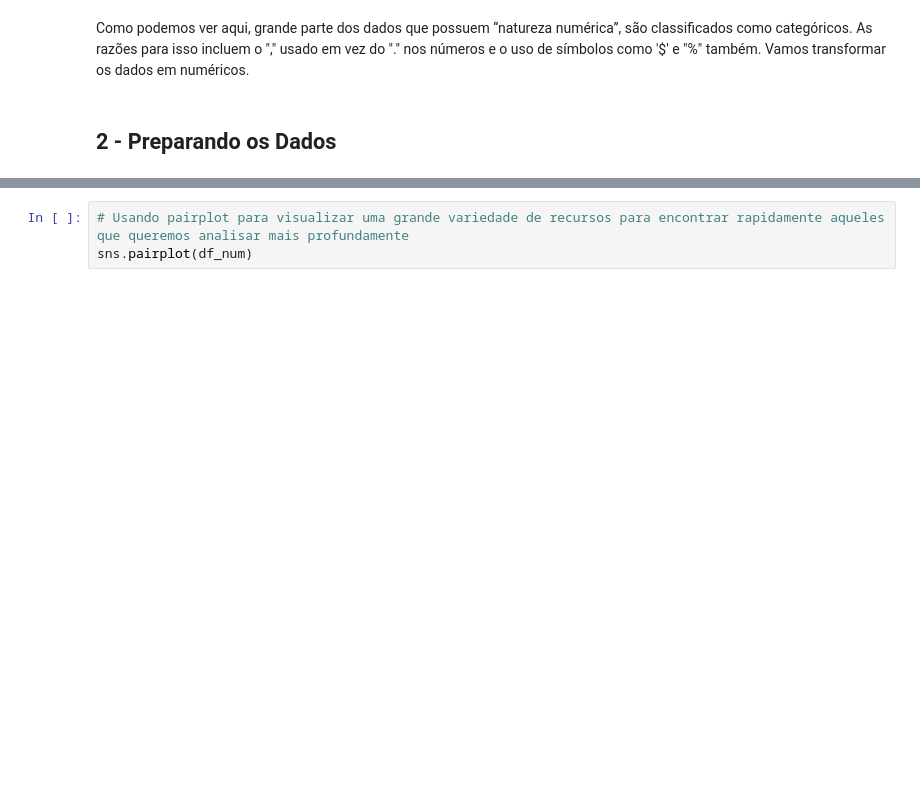
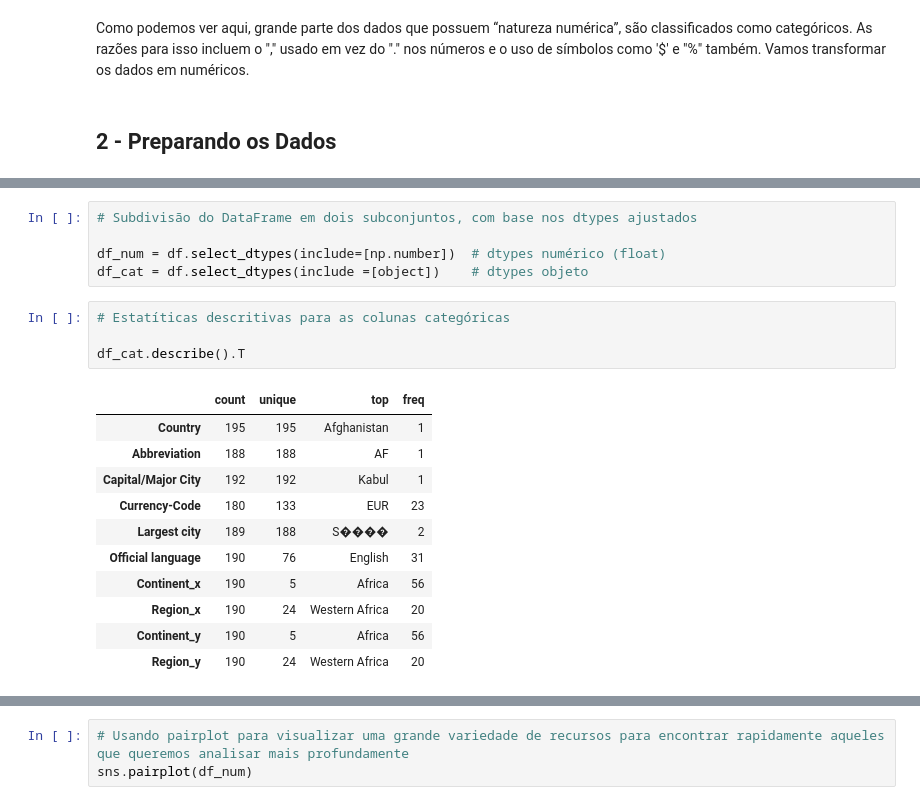
Before and after one commit to Joelson-Ferreira/SantanderCoders2023-Estatistica1, a Jupyter notebook: projeto.ipynb, the cells around one changed output, grey strips where cells are left out. Drawn from its saved outputs; the diff is of its cells as text; blank space fills up the shorter version.

```diff
--- a/projeto.ipynb
+++ b/projeto.ipynb
@@ -249,0 +258,21 @@ df
+# %%
+# Subdivisão do DataFrame em dois subconjuntos, com base nos dtypes ajustados
+
+df_num = df.select_dtypes(include=[np.number])  # dtypes numérico (float)
+df_cat = df.select_dtypes(include =[object])    # dtypes objeto
+# %%
+# Estatíticas descritivas para as colunas categóricas
+
+df_cat.describe().T
+# %% [output]
+|  | count | unique | top | freq |
+| Country | 195 | 195 | Afghanistan | 1 |
+| Abbreviation | 188 | 188 | AF | 1 |
+| Capital/Major City | 192 | 192 | Kabul | 1 |
+| Currency-Code | 180 | 133 | EUR | 23 |
+| Largest city | 189 | 188 | S���� | 2 |
+| Official language | 190 | 76 | English | 31 |
+| Continent_x | 190 | 5 | Africa | 56 |
+| Region_x | 190 | 24 | Western Africa | 20 |
+| Continent_y | 190 | 5 | Africa | 56 |
+| Region_y | 190 | 24 | Western Africa | 20 |
```
Also changed, not shown: parts of 71 cells of this notebook.
